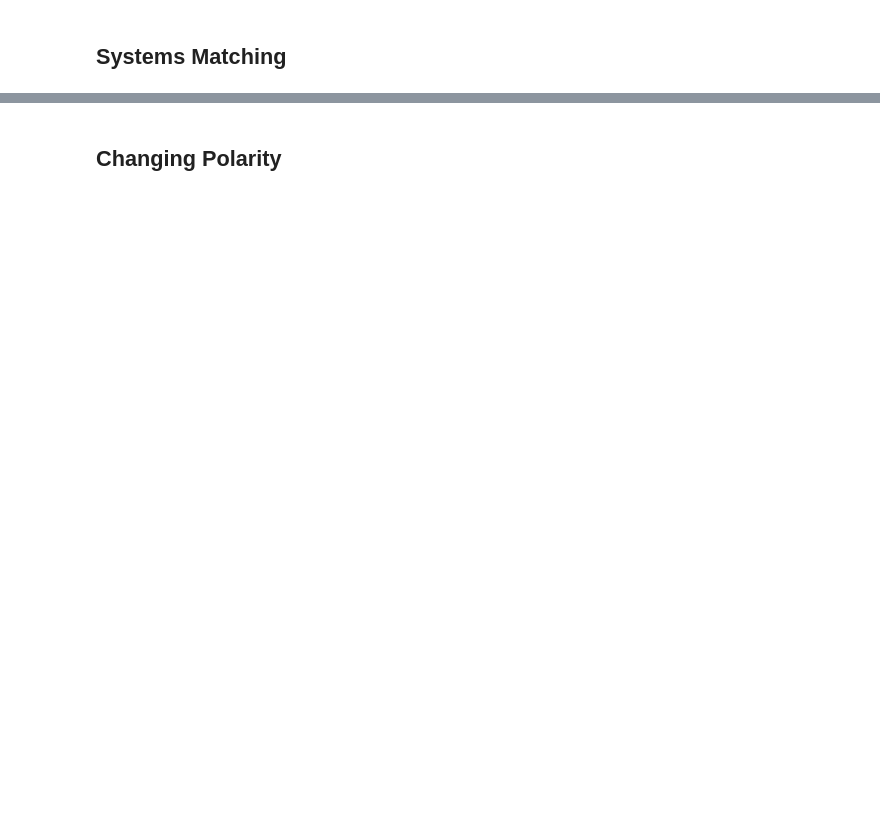
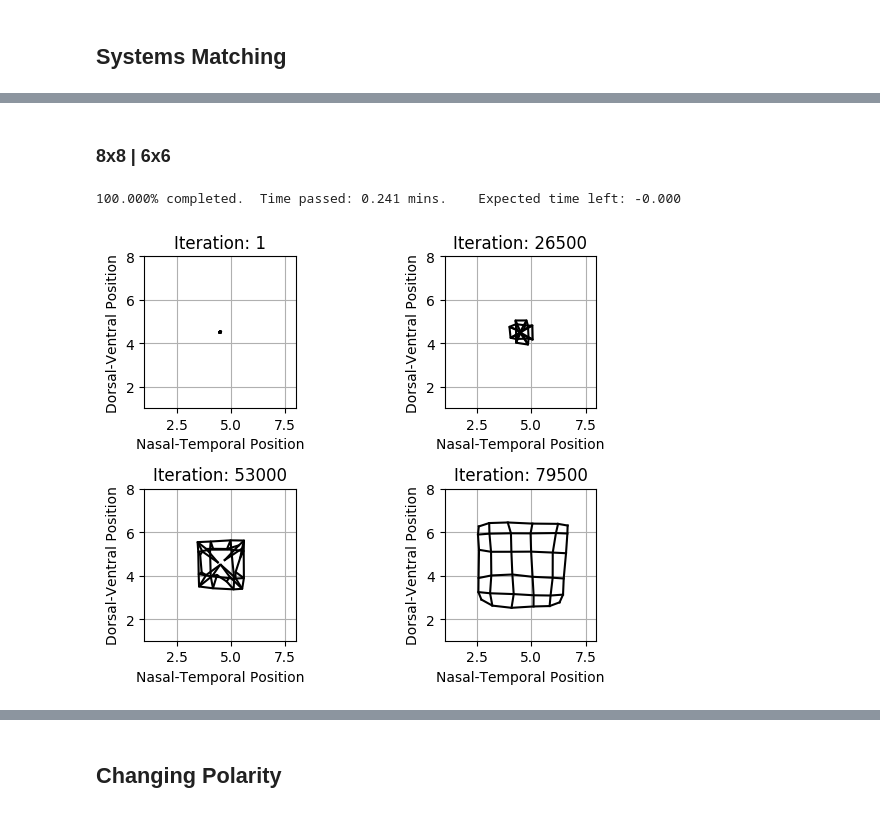
Before and after one commit to dkeitley/Map-Formation-Models, a Jupyter notebook: Neural_Activity_Model.ipynb, the cells around one changed output, grey strips where cells are left out. Saved outputs shown, nothing was run; the diff lists cells and outputs as text; code cells hidden in the pictures; blank space fills up the shorter version.

```diff
--- a/Neural_Activity_Model.ipynb
+++ b/Neural_Activity_Model.ipynb
@@ -658,0 +668,9 @@ plot_map(rfc3,5,5,4,6)
+# %% [markdown]
+### 8x8 | 6x6
+# %%
+am3 = ActivityModel(8,8,6,6,get_tec_pms(6,6));
+run(am3,80000);
+plot_map(am3)
+# %% [output]
+100.000% completed.  Time passed: 0.241 mins.    Expected time left: -0.000
+[figure, added]
```
Also changed, not shown: parts of 61 cells of this notebook, 3 other files.
